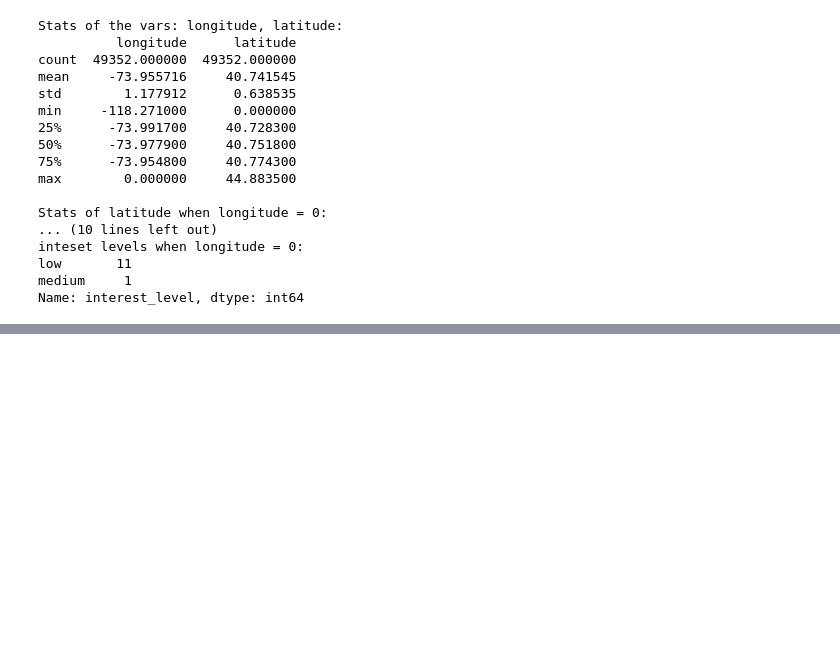
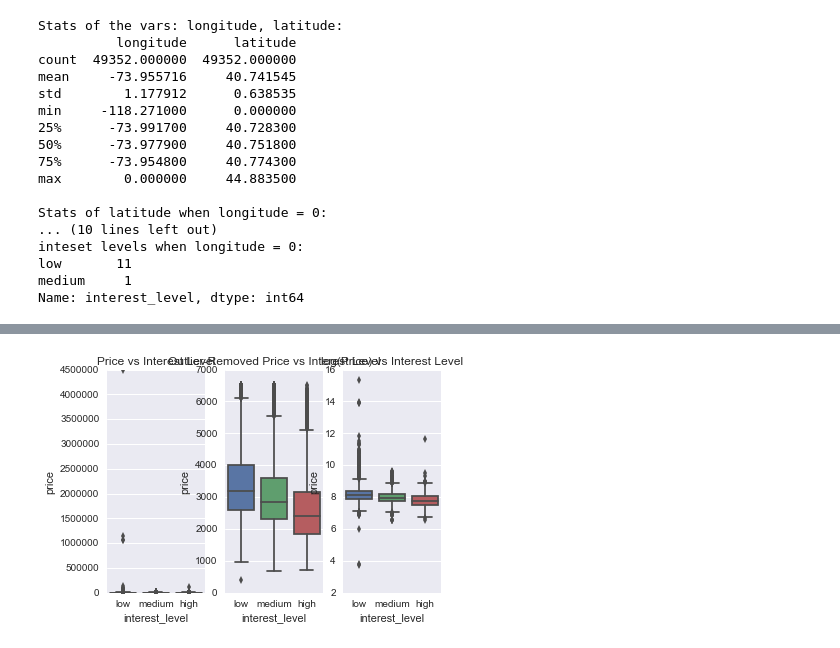
Before and after one commit to al825/Reatal_List_Classification, a Jupyter notebook: rental_list_classification.ipynb, the cells around one changed output, grey strips where cells are left out. Cells and saved outputs as stored; diff of their text form; code cells hidden in the pictures; blank space fills up the shorter version.

```diff
--- a/rental_list_classification.ipynb
+++ b/rental_list_classification.ipynb
@@ -161,0 +224,14 @@ print(g2)
+# %%
+# price vs interest level
+ax = plt.subplot(1, 3, 1)
+sns.boxplot(x='interest_level', y='price', data=train_set, order=('low', 'medium', 'high'))
+ax.set(title='Price vs Interest Level')
+ax = plt.subplot(1, 3, 2)
+sns.boxplot(x='interest_level', y='price', data=price_noout, order=('low', 'medium', 'high'))
+ax.set(title='Outlier-Removed Price vs Interest Level')
+ax = plt.subplot(1, 3, 3)
+sns.boxplot(x=train_set['interest_level'], y=np.log(train_set['price']), order=('low', 'medium', 'high'))
+ax.set(title='log(Price) vs Interest Level')
+plt.show()
+# %% [output]
+[figure, added]
```
Also changed, not shown: parts of 5 cells of this notebook.
